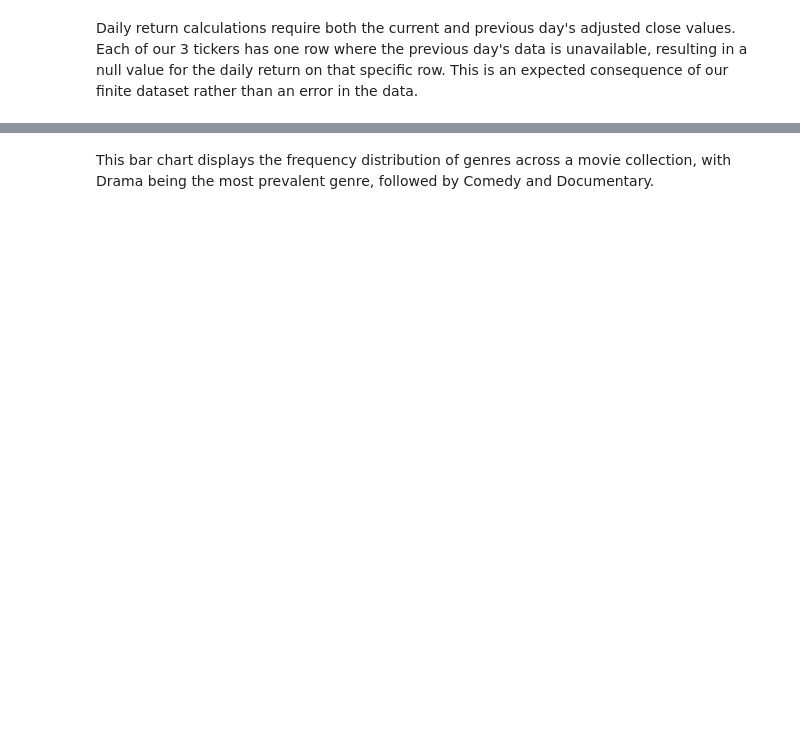
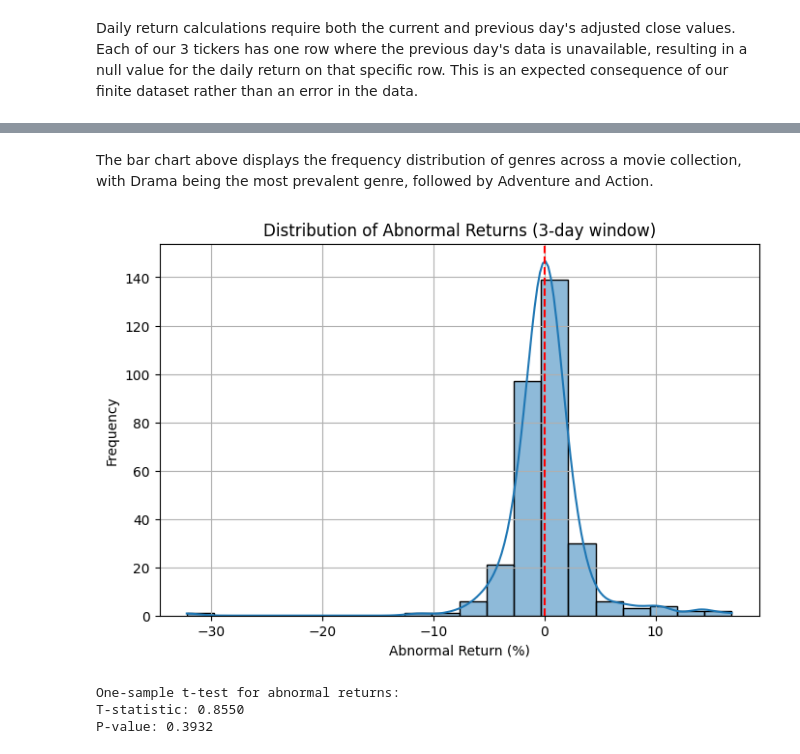
Before and after one commit to Maveluke/JSC370-Project, a Jupyter notebook: main.ipynb, the cells around one changed output, grey strips where cells are left out. Cells and saved outputs as stored; diff of their text form; code cells hidden in the pictures; blank space fills up the shorter version.

```diff
--- a/main.ipynb
+++ b/main.ipynb
@@ -707,2 +696,29 @@ plt.show()
 # %% [markdown]
-This bar chart displays the frequency distribution of genres across a movie collection, with Drama being the most prevalent genre, followed by Comedy and Documentary.
+The bar chart above displays the frequency distribution of genres across a movie collection, with Drama being the most prevalent genre, followed by Adventure and Action.
+# %%
+abnormal_returns = returns_df['abnormal_return'].dropna()
+
+# Plot the distribution
+
+plt.figure(figsize=(8,5))
+sns.histplot(abnormal_returns, kde=True, bins=20, edgecolor='black')
+plt.axvline(0, color='red', linestyle='--')
+plt.title('Distribution of Abnormal Returns (3-day window)')
+plt.xlabel('Abnormal Return (%)')
+plt.ylabel('Frequency')
+plt.grid(True)
+plt.show()
+# %% [output]
+[figure, added]
+# %%
+# One-sample t-test for abnormal returns
+# Test if the mean abnormal return is significantly different from zero
+t_stat, p_value = ttest_1samp(abnormal_returns, popmean=0)
+
+print("One-sample t-test for abnormal returns:")
+print(f"T-statistic: {t_stat:.4f}")
+print(f"P-value: {p_value:.4f}")
+# %% [output]
+One-sample t-test for abnormal returns:
+T-statistic: 0.8550
+P-value: 0.3932
```
Also changed, not shown: parts of 35 cells of this notebook, 8 other files.
